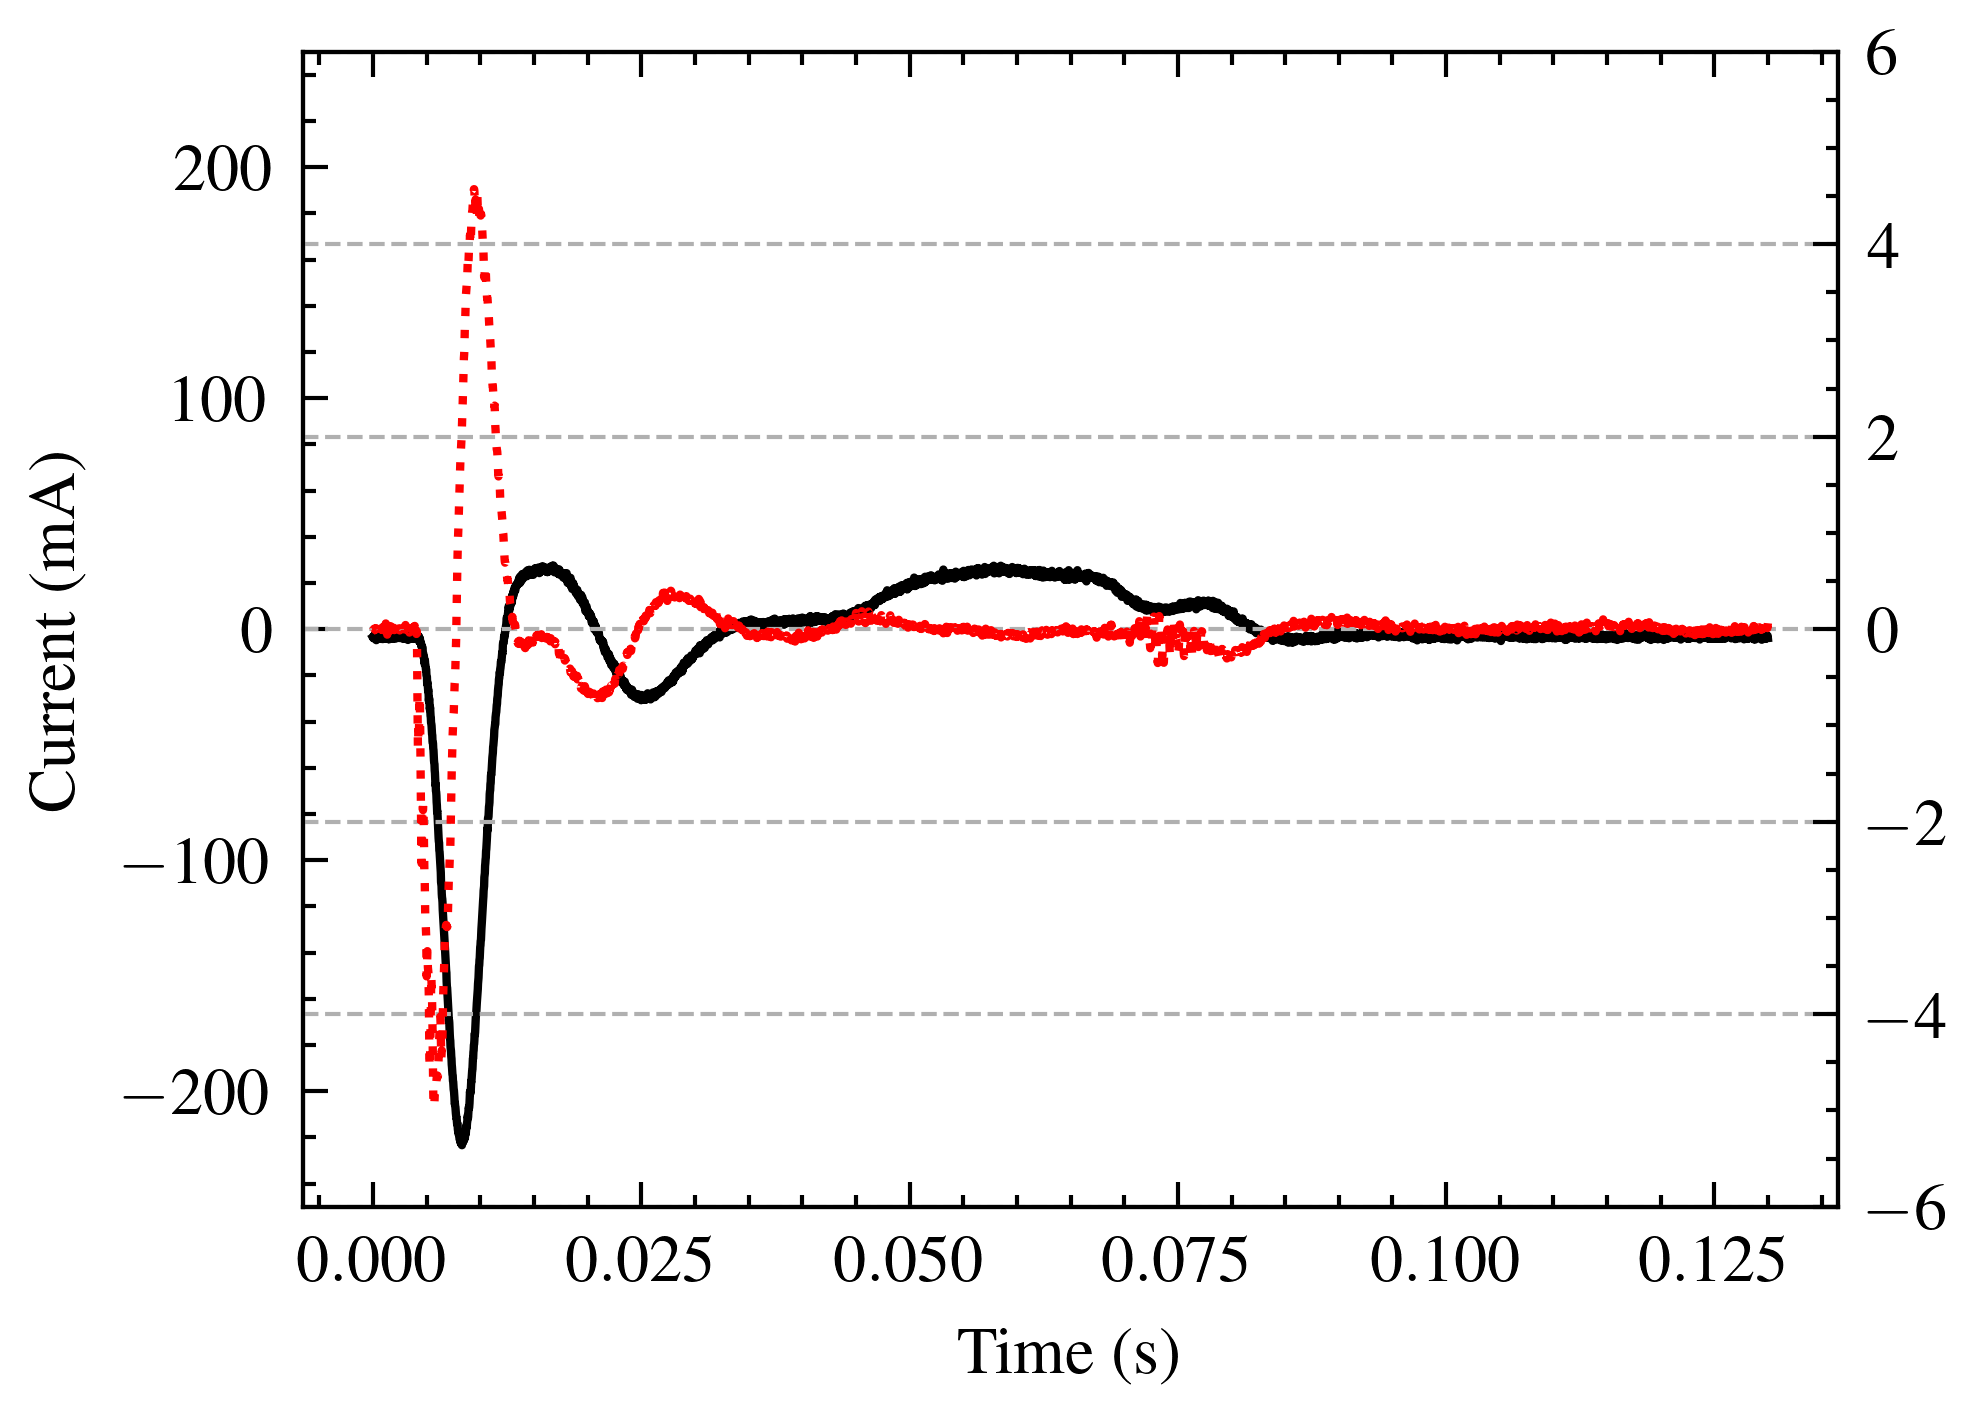
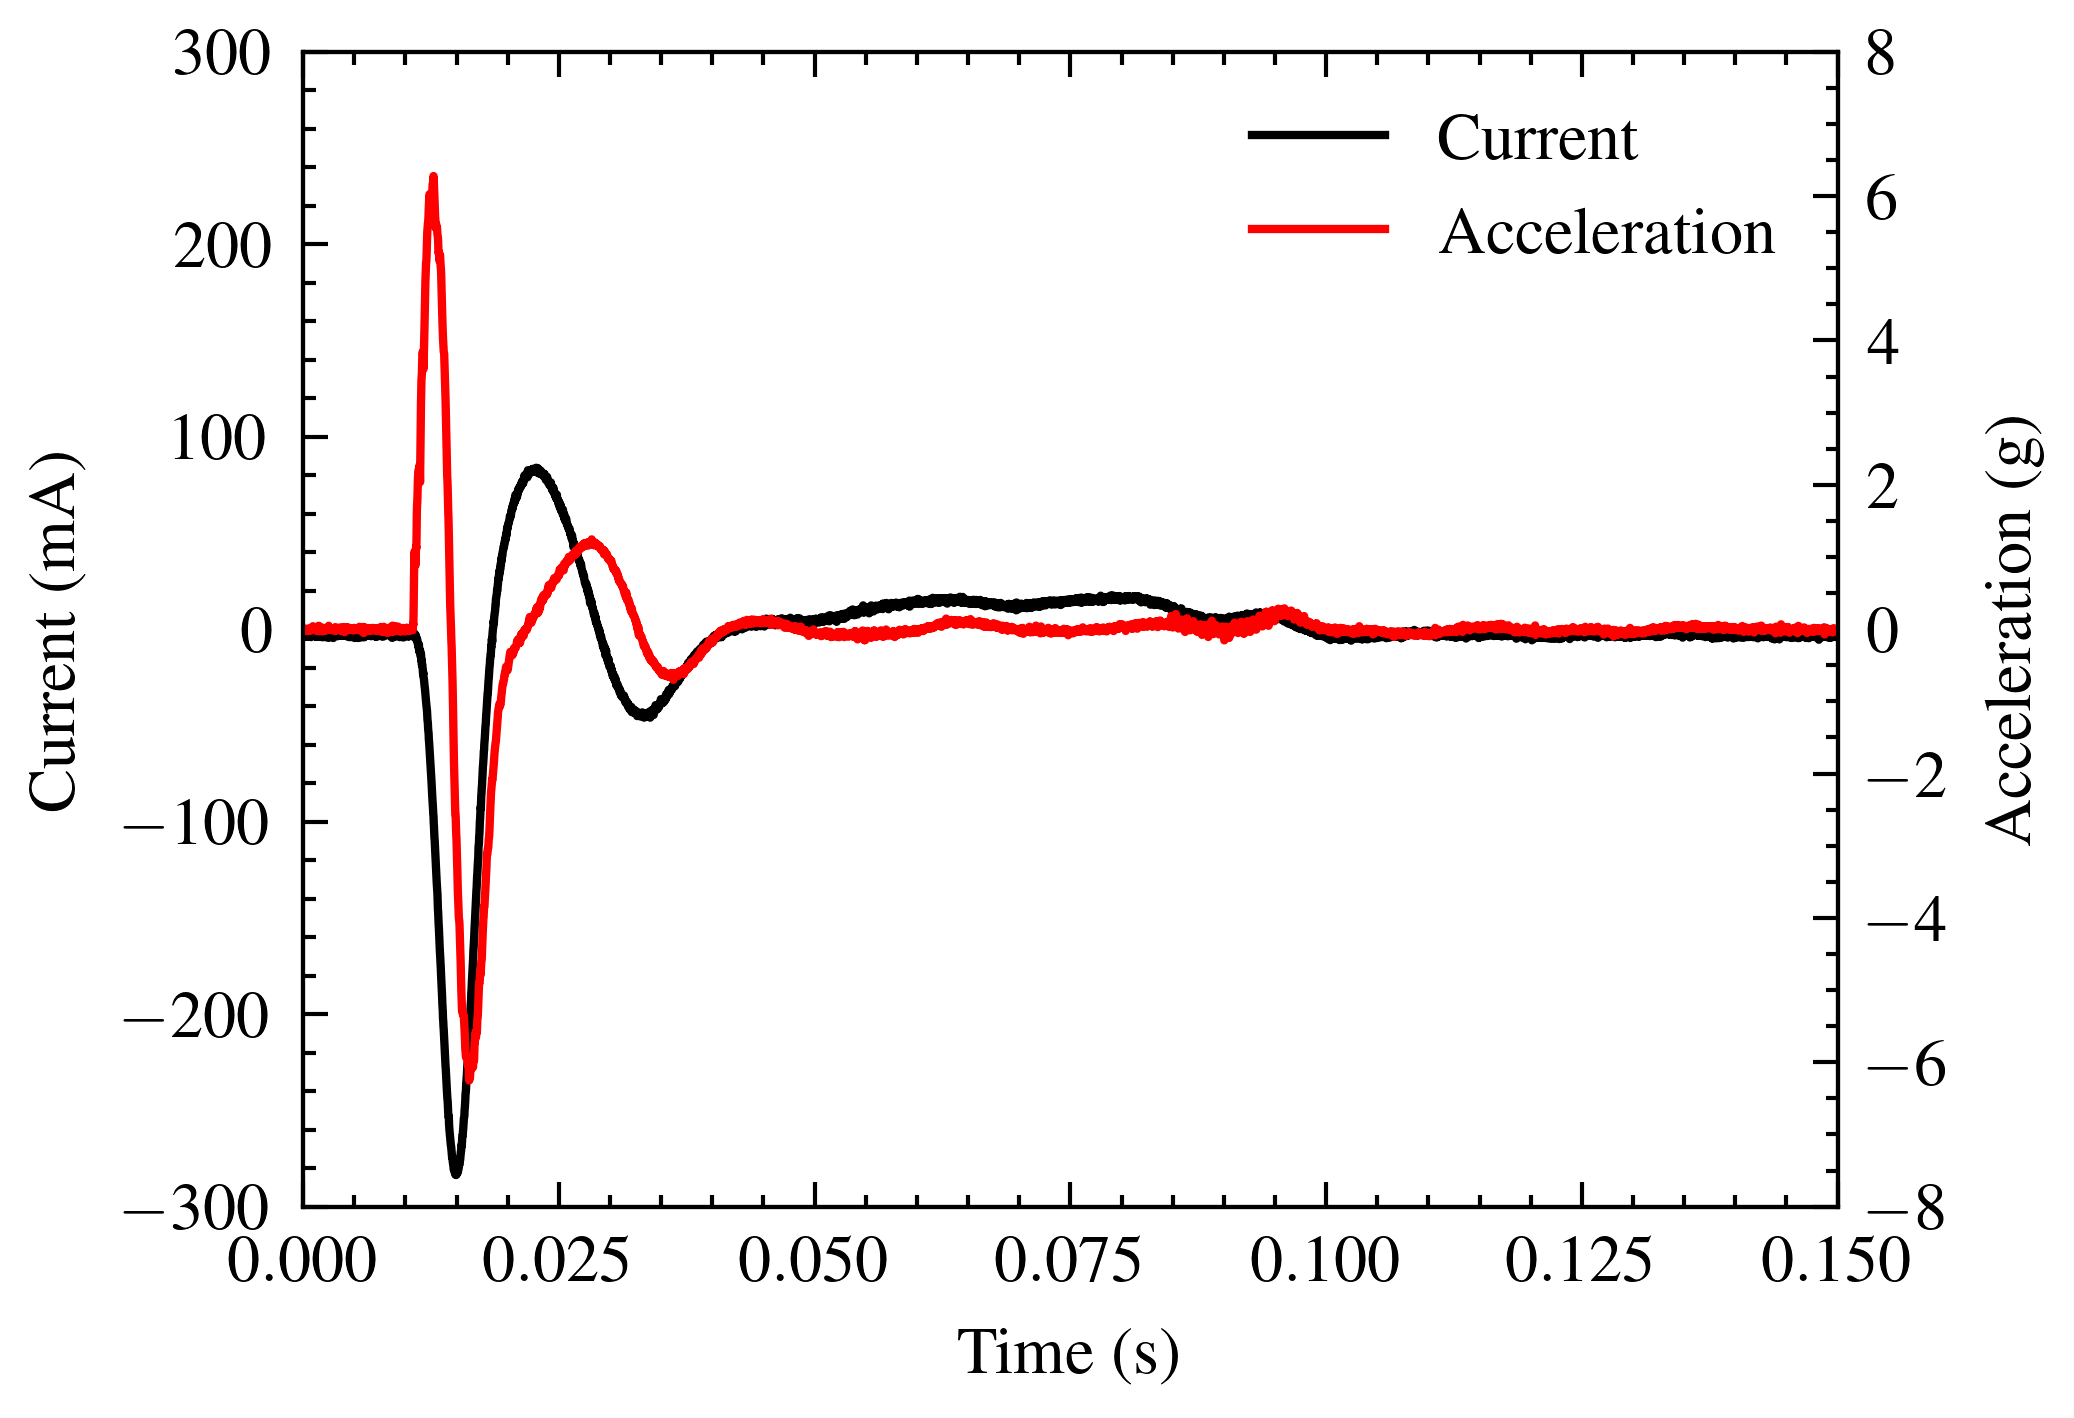
Code edit (unified diff) that turned the first committed figure into the second:
--- before
+++ after
@@ -8,6 +8,6 @@
 
 # Set the time range to zoom in (in seconds)
-start_time = 1.19
-end_time = 1.32
+start_time = 10.57
+end_time = 10.72
 
 # Convert to sample indices
@@ -18,6 +18,6 @@
 #plt.figure(figsize=(6,4))
 fig, ax1 = plt.subplots()
-ax1.plot(time[0:range_idx], current[start_idx:end_idx], label='Current')
-
+lns1 = ax1.plot(time[0:range_idx], current[start_idx:end_idx], label='Current')
+ax1.set_xlim(0, end_time-start_time);
 
 plt.xlabel('Time (s)')
@@ -31,5 +31,5 @@
 ax = plt.gca()
 
-ax1.set_ylim([-250,250])
+ax1.set_ylim([-300,300])
 y_min, y_max = ax1.get_ylim()
 
@@ -38,8 +38,13 @@
 
 ax2 = ax1.twinx()
-ax2.plot(time[0:range_idx], acceleration[start_idx:end_idx], label='Acceleration', color='red', linestyle="dotted")
-ax2.set_ylim([-6,6])
+lns2 = ax2.plot(time[0:range_idx], acceleration[start_idx:end_idx], label='Acceleration', color='red')
+ax2.set_ylim([-8,8])
+ax2.set_ylabel("Acceleration (g)")
 
-plt.grid(True, which='major',axis='both', linestyle='--', linewidth=0.5)
+#plt.grid(True, which='major',axis='both', linestyle='--', linewidth=0.5)
+
+lns = lns1+lns2
+labs = [l.get_label() for l in lns]
+ax.legend(lns, labs)
 
 plt.style.use(['science','ieee'])
@@ -50,4 +55,4 @@
 
 #plt.tight_layout()
-plt.savefig('outputs/tap_waveform.eps', format='eps')
+plt.savefig('outputs/current_tap.eps', format='eps')
 plt.show()

Commit: Initial cancelled tap graphs